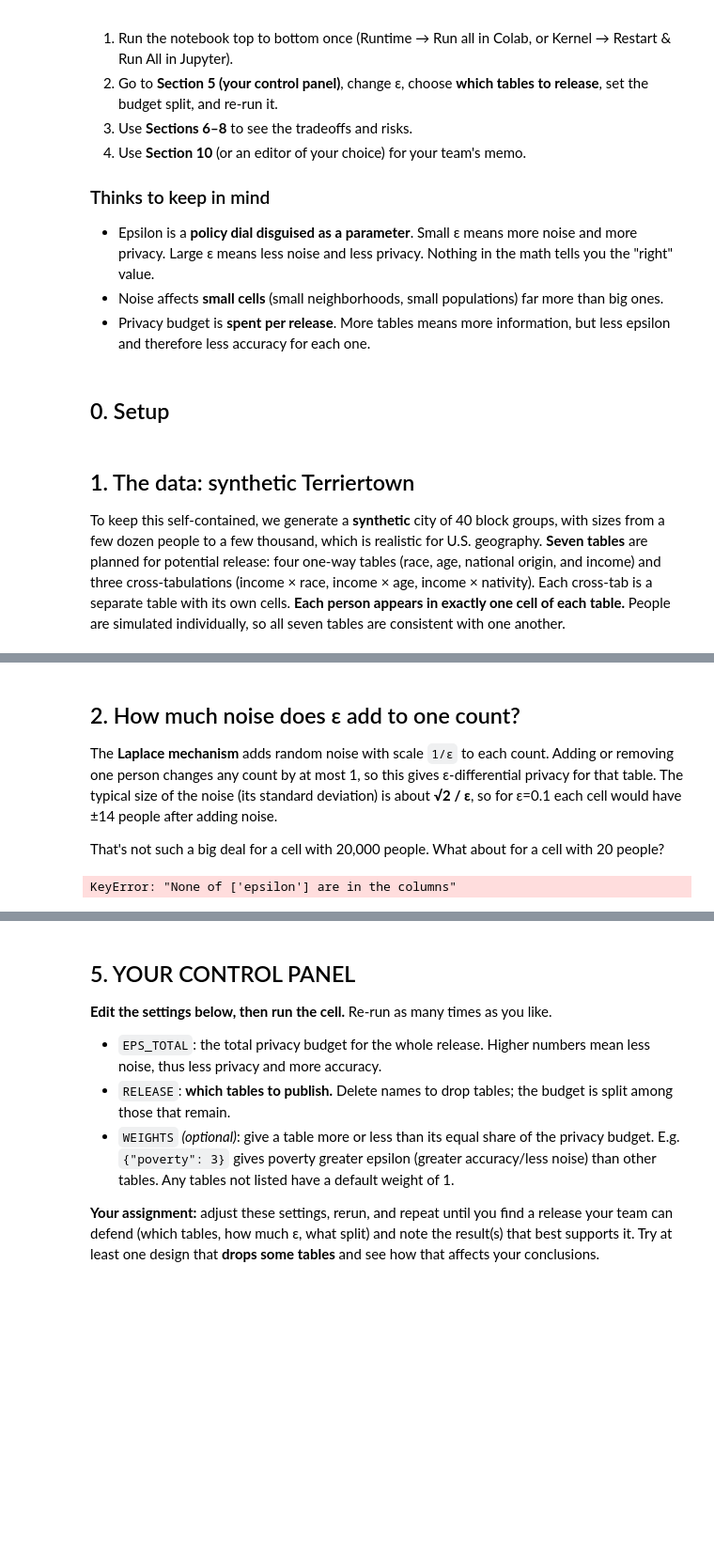
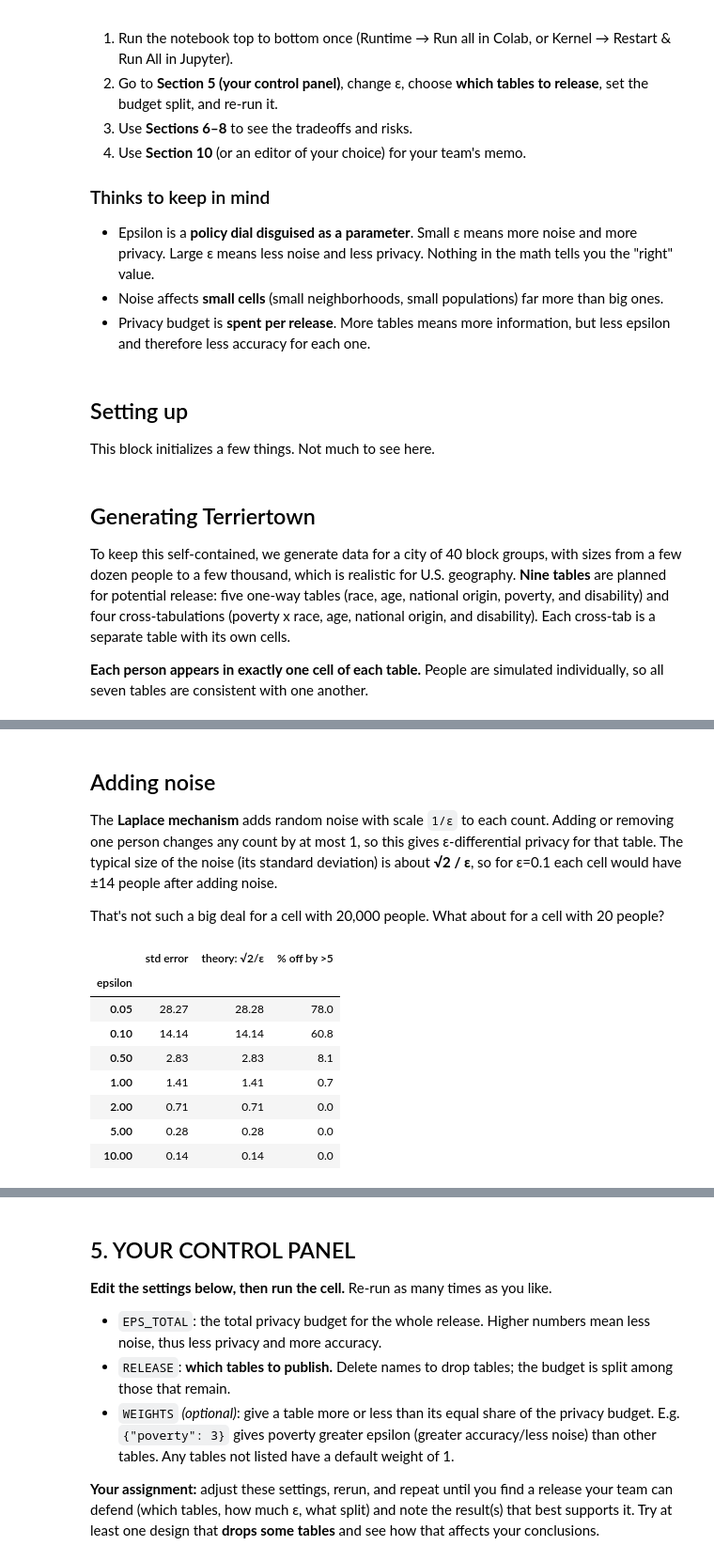
Before and after one commit to conleycj/epsilon-allocation, a Jupyter notebook: epsilon_negotiation_lab.ipynb, the cells around one changed output, grey strips where cells are left out. Shown at 94% size. Drawn from its saved outputs; the diff is of its cells as text; code cells hidden in the pictures; blank space fills up the shorter version.

```diff
--- a/epsilon_negotiation_lab.ipynb
+++ b/epsilon_negotiation_lab.ipynb
@@ -14,7 +14,9 @@ This notebook is your lab bench. **You do not need to understand every line of c
 - Noise affects **small cells** (small neighborhoods, small populations) far more than big ones.
 - Privacy budget is **spent per release**. More tables means more information, but less epsilon and therefore less accuracy for each one.
 # %% [markdown]
-## 0. Setup
+## Setting up
+
+This block initializes a few things. Not much to see here.
 # %%
 import numpy as np
 import pandas as pd
@@ -26,9 +28,11 @@ plt.rcParams["figure.figsize"] = (8, 4)
 
 SEED = 2026   # change to get a different synthetic city
 # %% [markdown]
-## 1. The data: synthetic Terriertown
+## Generating Terriertown
 
-To keep this self-contained, we generate a **synthetic** city of 40 block groups, with sizes from a few dozen people to a few thousand, which is realistic for U.S. geography. **Seven tables** are planned for potential release: four one-way tables (race, age, national origin, and income) and three cross-tabulations (income × race, income × age, income × nativity). Each cross-tab is a separate table with its own cells. **Each person appears in exactly one cell of each table.** People are simulated individually, so all seven tables are consistent with one another.
+To keep this self-contained, we generate data for a city of 40 block groups, with sizes from a few dozen people to a few thousand, which is realistic for U.S. geography. **Nine tables** are planned for potential release: five one-way tables (race, age, national origin, poverty, and disability) and four cross-tabulations (poverty x race, age, national origin, and disability). Each cross-tab is a separate table with its own cells.
+
+**Each person appears in exactly one cell of each table.** People are simulated individually, so all seven tables are consistent with one another.
 # %%
 RACE_CATS    = ["White non-Hisp.", "Black", "Hispanic", "Asian", "Other"]
 AGE_CATS     = ["Under 18", "18-34", "35-64", "65+"]
@@ -114,7 +118,7 @@ A few real (unprotected) rows from the poverty-by-race table:
 | BG-04 | 140 | 94 | 163 | 111 | ... |
 | BG-05 | 63 | 84 | 38 | 19 | ... |
 # %% [markdown]
-## 2. How much noise does ε add to one count?
+## Adding noise
 
 The **Laplace mechanism** adds random noise with scale `1/ε` to each count. Adding or removing one person changes any count by at most 1, so this gives ε-differential privacy for that table. The typical size of the noise (its standard deviation) is about **√2 / ε**, so for ε=0.1 each cell would have ±14 people after adding noise.
 
@@ -122,19 +126,27 @@ That's not such a big deal for a cell with 20,000 people. What about for a cell
 # %%
 def laplace_noise(eps, size=None, rng=None, sensitivity=1.0):
     rng = rng or np.random.default_rng()
     return rng.laplace(0.0, sensitivity / eps, size)
 
 true_count = 20
 rows = []
 for eps in [0.05, 0.1, 0.5, 1, 2, 5, 10]:
     draws = true_count + laplace_noise(eps, 100_000, np.random.default_rng(1))
     rows.append({
         "epsilon": eps,
         "std error": draws.std(),
         "theory: √2/ε": np.sqrt(2) / eps,
-        "off by >5": (np.abs(draws - true_count) > 5).mean(),
+        "% off by >5": round((np.abs(draws - true_count) > 5).mean() * 100, 1),
     })
 pd.DataFrame(rows).set_index("epsilon")
 # %% [output]
-KeyError: "None of ['epsilon'] are in the columns"
+|  | std error | theory: √2/ε | % off by >5 |
+| epsilon |  |  |  |
+| 0.05 | 28.27 | 28.28 | 78.0 |
+| 0.10 | 14.14 | 14.14 | 60.8 |
+| 0.50 | 2.83 | 2.83 | 8.1 |
+| 1.00 | 1.41 | 1.41 | 0.7 |
+| 2.00 | 0.71 | 0.71 | 0.0 |
+| 5.00 | 0.28 | 0.28 | 0.0 |
+| 10.00 | 0.14 | 0.14 | 0.0 |
 # %% [markdown]
```
Also changed, not shown: parts of 11 cells of this notebook.
